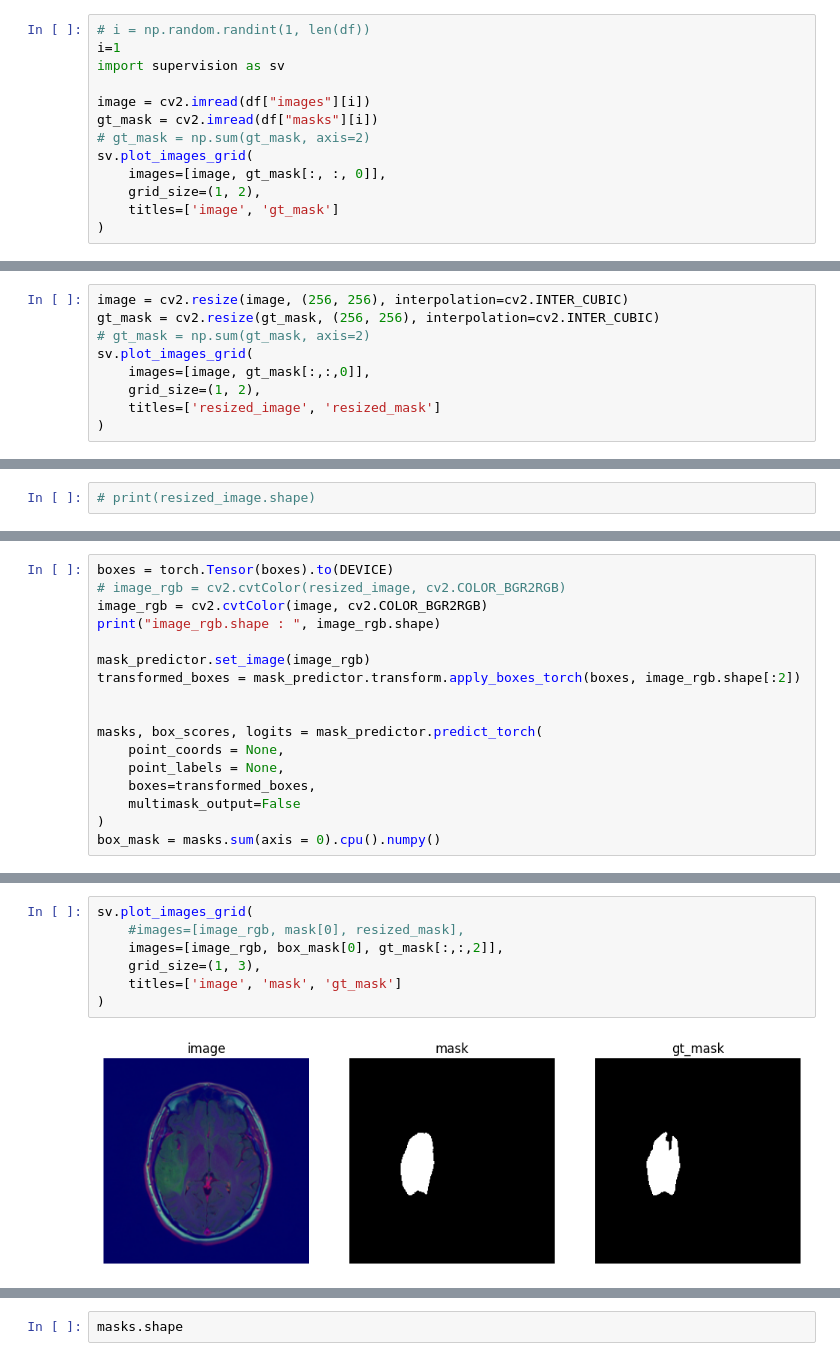
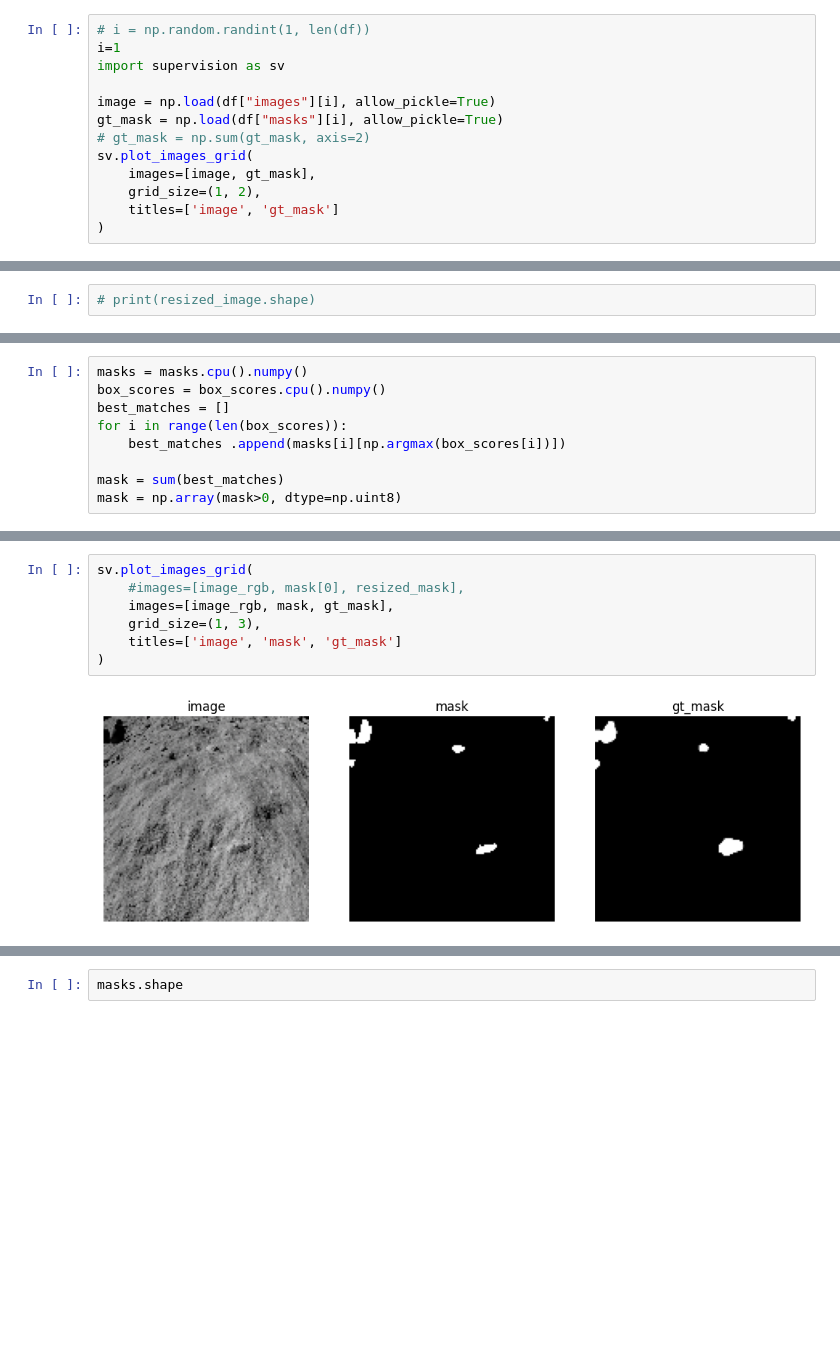
Before and after one commit to SalimFares4/Active-Learning-Segmentation, a Jupyter notebook: scripts/notebooks/01-Annotation.ipynb, the cells around one changed output, grey strips where cells are left out. Saved outputs shown, nothing was run; the diff lists cells and outputs as text; blank space fills up the shorter version.

```diff
--- a/scripts/notebooks/01-Annotation.ipynb
+++ b/scripts/notebooks/01-Annotation.ipynb
@@ -72,11 +44,11 @@ idx = 0
 i=1
 import supervision as sv
 
-image = cv2.imread(df["images"][i])
-gt_mask = cv2.imread(df["masks"][i])
+image = np.load(df["images"][i], allow_pickle=True)
+gt_mask = np.load(df["masks"][i], allow_pickle=True)
 # gt_mask = np.sum(gt_mask, axis=2)
 sv.plot_images_grid(
-    images=[image, gt_mask[:, :, 0]],
+    images=[image, gt_mask],
     grid_size=(1, 2),
     titles=['image', 'gt_mask']
 )
@@ -99,9 +56,0 @@ print(type(norm_image[0,0,0]))
-# %%
-image = cv2.resize(image, (256, 256), interpolation=cv2.INTER_CUBIC)
-gt_mask = cv2.resize(gt_mask, (256, 256), interpolation=cv2.INTER_CUBIC)
-# gt_mask = np.sum(gt_mask, axis=2)
-sv.plot_images_grid(
-    images=[image, gt_mask[:,:,0]],
-    grid_size=(1, 2),
-    titles=['resized_image', 'resized_mask']
-)
@@ -232,17 +99,0 @@ boxes = np.array(cnts)
-# %%
-boxes = torch.Tensor(boxes).to(DEVICE)
-# image_rgb = cv2.cvtColor(resized_image, cv2.COLOR_BGR2RGB)
-image_rgb = cv2.cvtColor(image, cv2.COLOR_BGR2RGB)
-print("image_rgb.shape : ", image_rgb.shape)
-
-mask_predictor.set_image(image_rgb)
-transformed_boxes = mask_predictor.transform.apply_boxes_torch(boxes, image_rgb.shape[:2])
-
-
-masks, box_scores, logits = mask_predictor.predict_torch(
-    point_coords = None,
-    point_labels = None,
-    boxes=transformed_boxes,
-    multimask_output=False
-)
-box_mask = masks.sum(axis = 0).cpu().numpy()
@@ -251 +100,10 @@ image_rgb.shape :  (256, 256, 3)
+# %%
+masks = masks.cpu().numpy()
+box_scores = box_scores.cpu().numpy()
+best_matches = []
+for i in range(len(box_scores)):
+    best_matches .append(masks[i][np.argmax(box_scores[i])])
+
+mask = sum(best_matches)
+mask = np.array(mask>0, dtype=np.uint8)
 # %%
@@ -255,12 +113,12 @@ box_mask.shape
 # %%
 sv.plot_images_grid(
     #images=[image_rgb, mask[0], resized_mask],
-    images=[image_rgb, box_mask[0], gt_mask[:,:,2]],
+    images=[image_rgb, mask, gt_mask],
     grid_size=(1, 3),
     titles=['image', 'mask', 'gt_mask']
 )
 # %% [output]
-[figure, old version]
+[figure, new version]
 # %%
 masks, scores, logits = mask_predictor.predict(
     point_coords=input_point,
```
Also changed, not shown: parts of 37 cells of this notebook.
